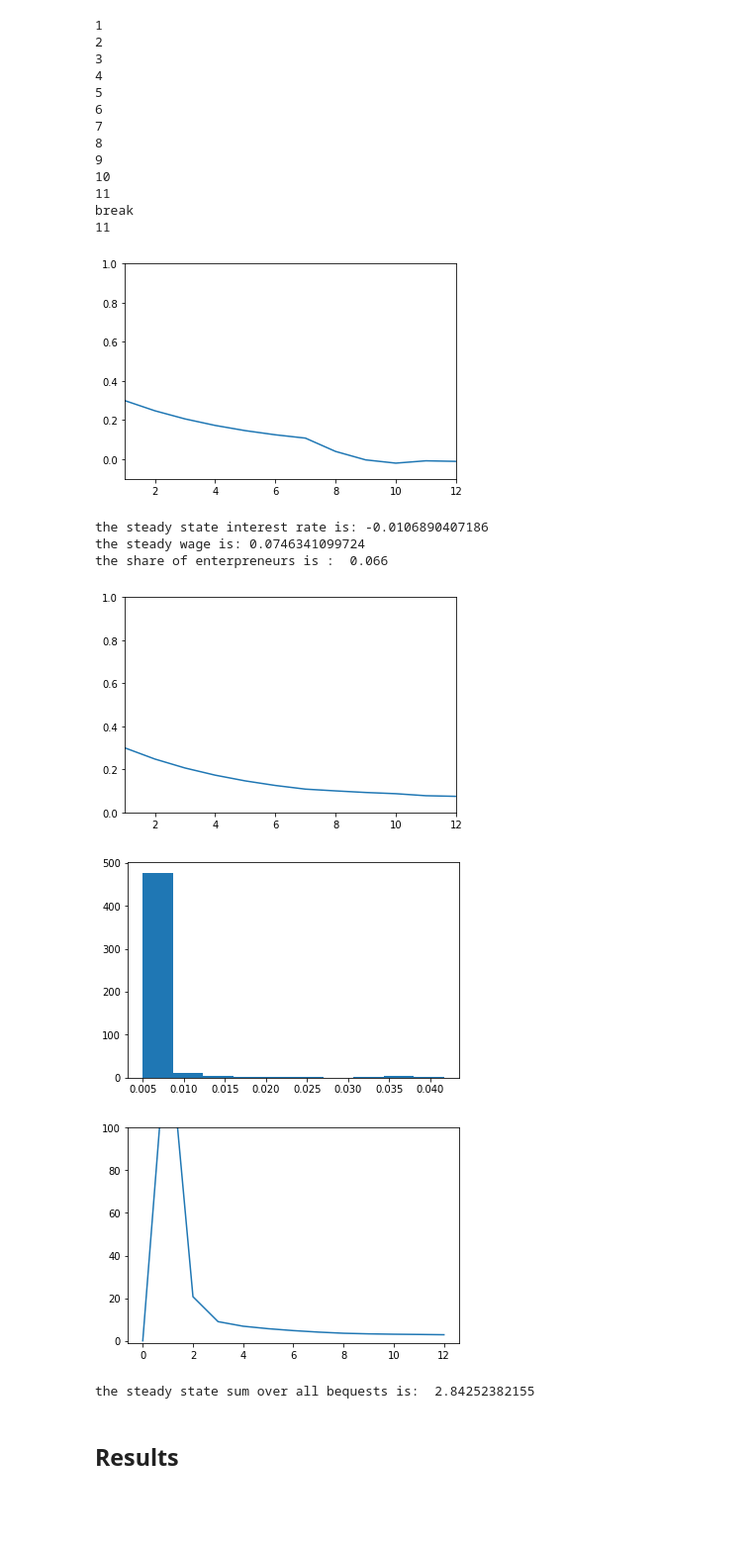
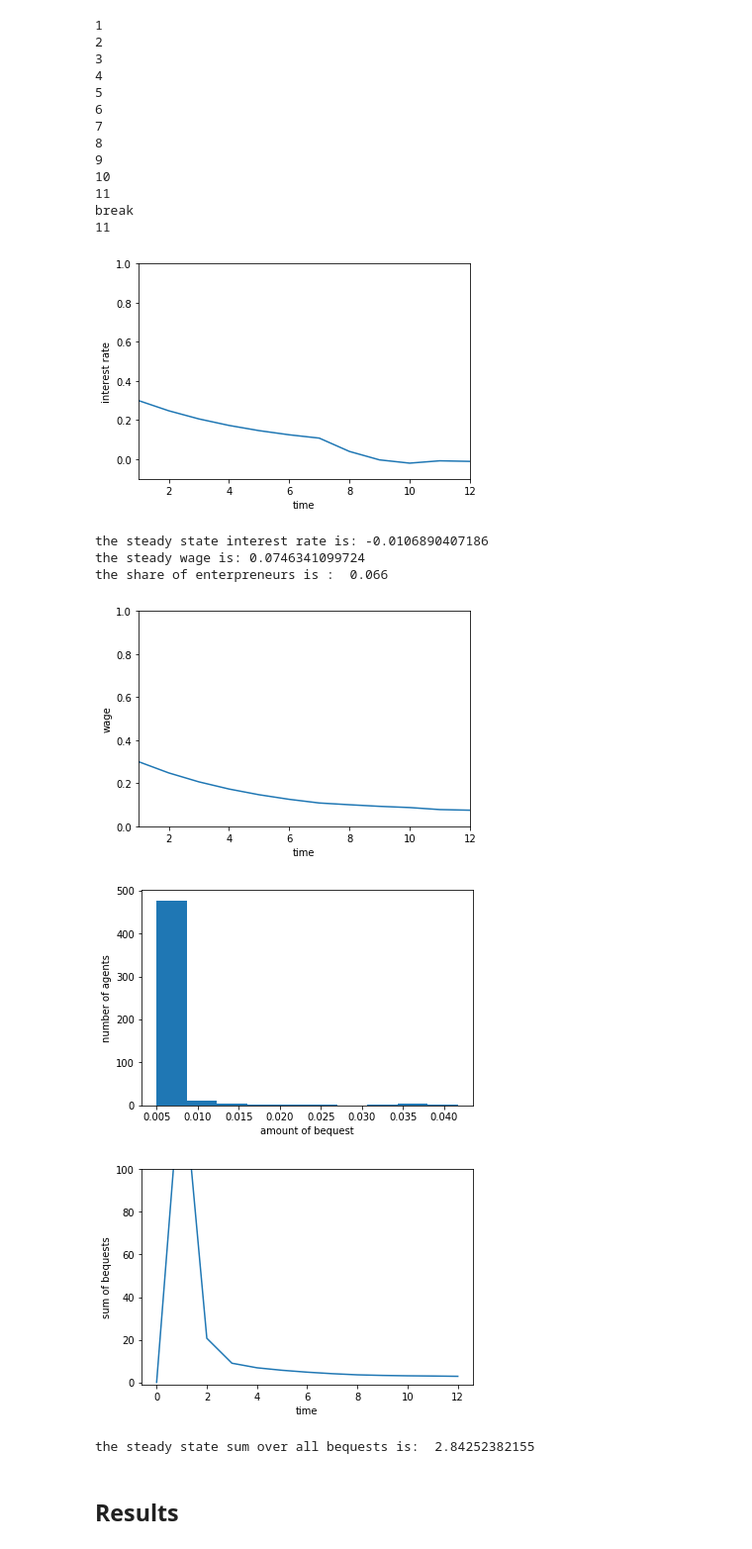
Before and after one commit to Lbuhmann/Assignments, a Jupyter notebook: Assignment.ipynb, the cells around one changed output. Shown at 99% size. Drawn from its saved outputs; the diff is of its cells as text; code cells hidden in the pictures; blank space fills up the shorter version.

```diff
--- a/Assignment.ipynb
+++ b/Assignment.ipynb
@@ -616,6 +632,8 @@ break
 # %%
 plt.plot(r3)
 axes = plt.gca()
+plt.ylabel('interest rate')
+plt.xlabel('time')
 axes.set_ylim([-0.1,1])
 axes.set_xlim([1,nn3-1])
 plt.show()
@@ -625,37 +643,43 @@ print "the steady wage is:", w3[nn3-1]
 
 print 'the share of enterpreneurs is : ', entind3[nn3-2]
 
 plt.plot(w3)
 axes = plt.gca()
+plt.ylabel('wage')
+plt.xlabel('time')
 axes.set_ylim([0,1])
 axes.set_xlim([1,nn3-1])
 plt.show()
 
 
 plt.hist(ndbequests3[len(w3)-1,:])
+plt.ylabel('number of agents')
+plt.xlabel('amount of bequest')
 axes.set_xlim([1,5])
 plt.show()
 
 sumbequests = []
 for i in xrange(len(ndbequests3)):
 
     p = sum(ndbequests3[i,:])
     sumbequests.append(p)
 
 plt.plot(sumbequests)
 axes = plt.gca()
+plt.ylabel('sum of bequests')
+plt.xlabel('time')
 axes.set_ylim([-1,100])
 plt.show()
 
 print 'the steady state sum over all bequests is: ', sumbequests[nn3-1]
 # %% [output]
-[figure, old version]
+[figure, new version]
 the steady state interest rate is: -0.0106890407186
 the steady wage is: 0.0746341099724
 the share of enterpreneurs is :  0.066
-[figure, old version]
+[figure, new version]
-[figure, old version]
+[figure, new version]
-[figure, old version]
+[figure, new version]
 the steady state sum over all bequests is:  2.84252382155
 # %% [markdown]
 ## Results
```
Also changed, not shown: parts of 2 cells of this notebook.
